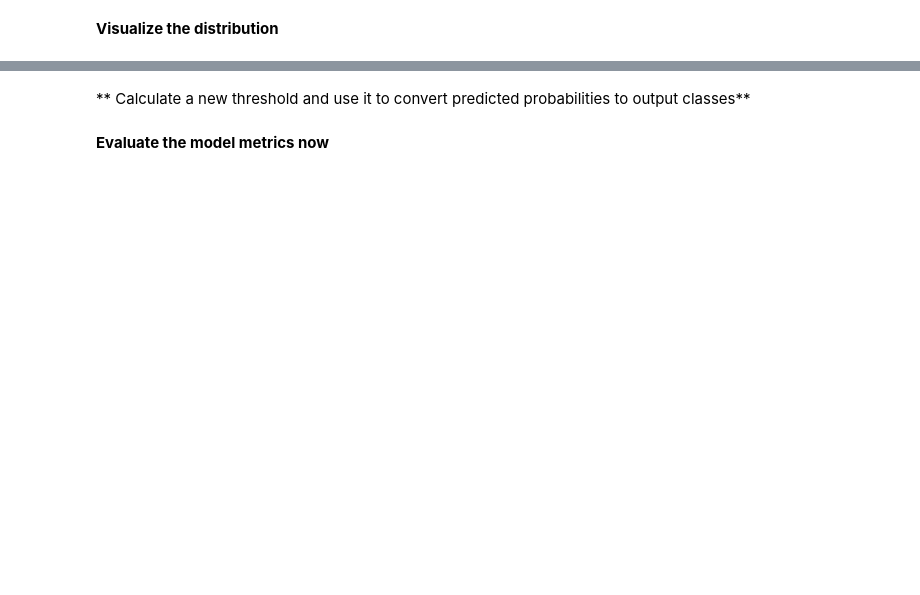
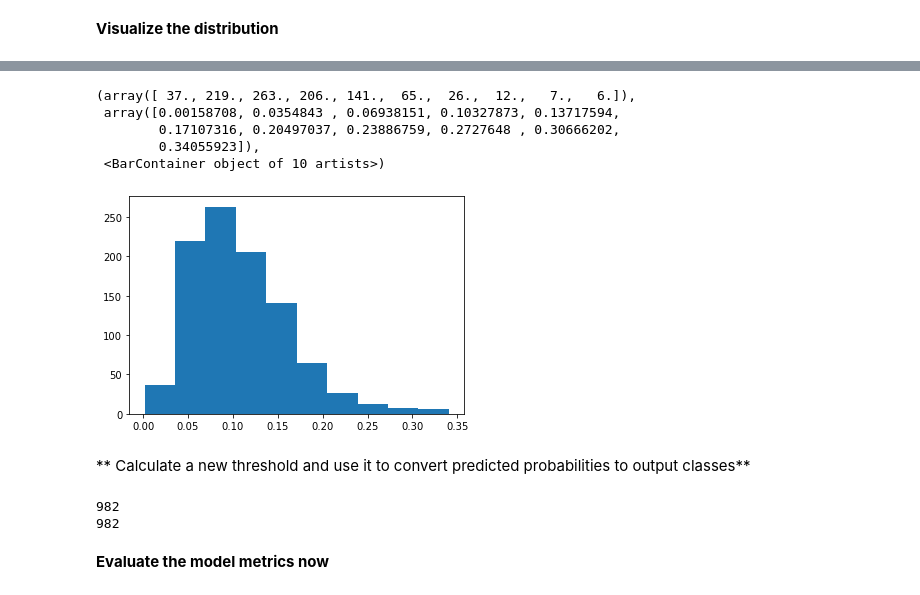
Before and after one commit to astever31/ds-project-14, a Jupyter notebook: LogisticRegression-BankMarketing-Lab.ipynb, the cells around one changed output, grey strips where cells are left out. Drawn from its saved outputs; the diff is of its cells as text; code cells hidden in the pictures; blank space fills up the shorter version.

```diff
--- a/LogisticRegression-BankMarketing-Lab.ipynb
+++ b/LogisticRegression-BankMarketing-Lab.ipynb
@@ -108,2 +334,11 @@ Recall from the lesson the first probability is the for `class 0` and the second
+# %%
+plt.hist(y_prob_t[1])
+# %% [output]
+(array([ 37., 219., 263., 206., 141.,  65.,  26.,  12.,   7.,   6.]),
+ array([0.00158708, 0.0354843 , 0.06938151, 0.10327873, 0.13717594,
+        0.17107316, 0.20497037, 0.23886759, 0.2727648 , 0.30666202,
+        0.34055923]),
+ <BarContainer object of 10 artists>)
+[figure, added]
 # %% [markdown]
 ** Calculate a new threshold and use it to convert predicted probabilities to output classes**
@@ -112,2 +345,16 @@ Recall from the lesson the first probability is the for `class 0` and the second
+# %%
+# A:
+y_pred2=[]
+for prob in y_prob_t[1]:
+    if prob > .30:
+        y_pred2.append(1)
+    else:
+        y_pred2.append(0)
+
+print(len(y_pred2))
+print(len(y_test))
+# %% [output]
+982
+982
 # %% [markdown]
 **Evaluate the model metrics now**
```
Also changed, not shown: parts of 38 cells of this notebook.
